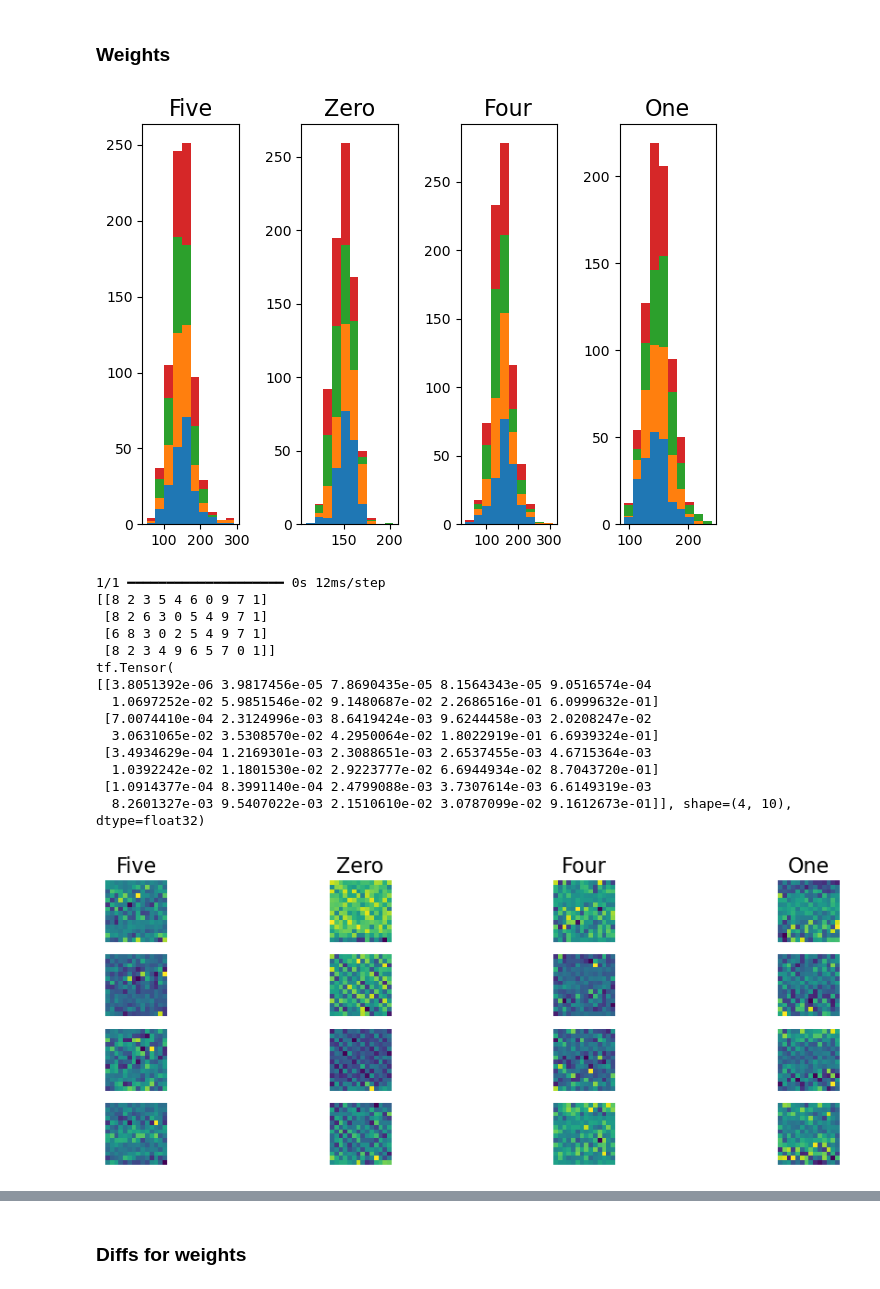
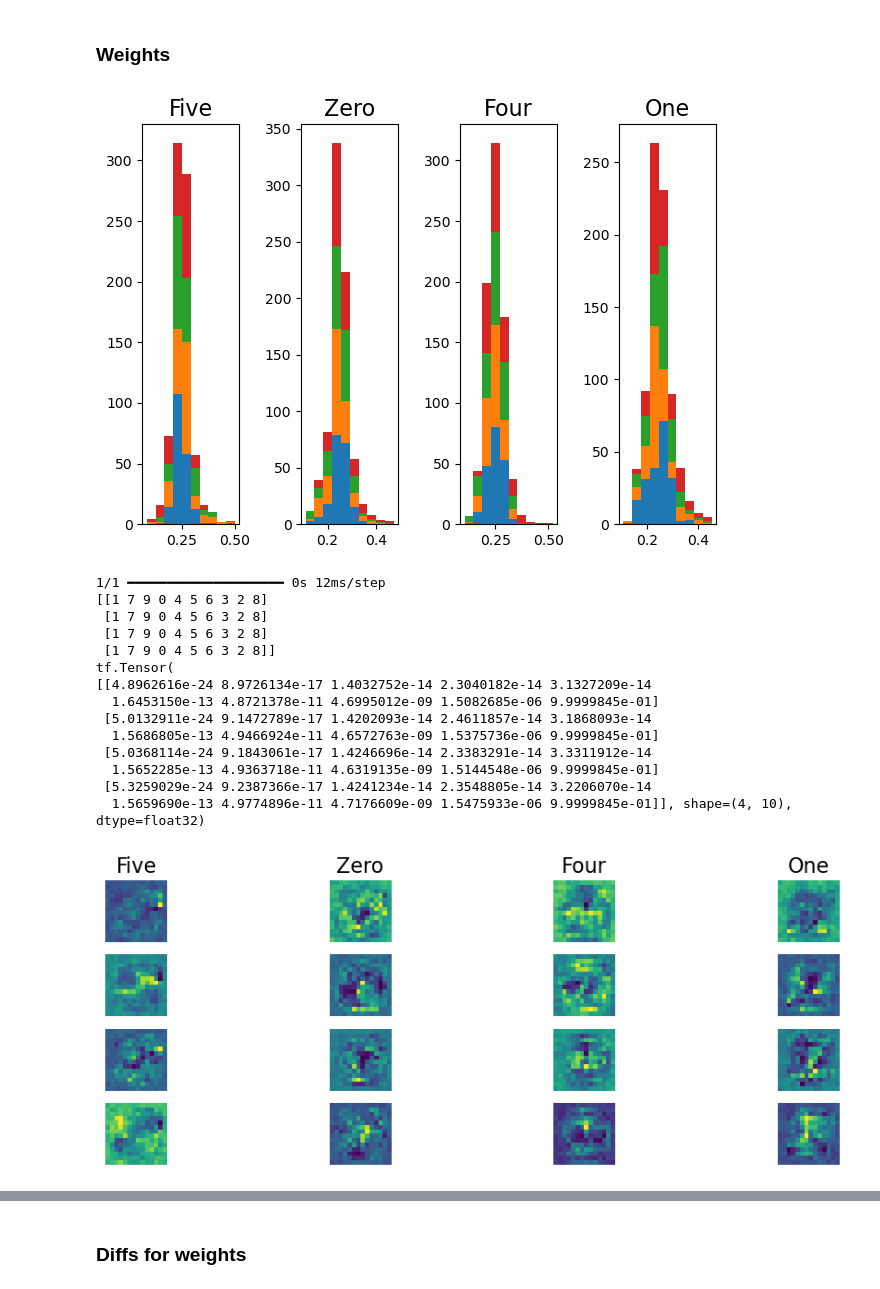
Before and after one commit to TheOpenSI/QML-QPF, a Jupyter notebook: visualizations/dense_layer_activation/summary/qrand_mnist.ipynb, the cells around one changed output, grey strips where cells are left out. Drawn from its saved outputs; the diff is of its cells as text; code cells hidden in the pictures.

```diff
--- a/visualizations/dense_layer_activation/summary/qrand_mnist.ipynb
+++ b/visualizations/dense_layer_activation/summary/qrand_mnist.ipynb
@@ -376,0 +398,10 @@ WARNING:tensorflow:6 out of the last 6 calls to <function pfor.<locals>.f at 0x.
+# %%
+f, ax = plt.subplots(nrows=1, ncols=4, figsize=(12, 4))
+for i, title in enumerate(image_titles):
+    ax[i].set_title(title, fontsize=16)
+    ax[i].imshow(compdiffs[scores.indices[i]])
+    ax[i].axis('off')
+
+
+plt.tight_layout()
+plt.show()
@@ -404,0 +454,10 @@ plt.show()
+# %%
+f, ax = plt.subplots(nrows=1, ncols=4, figsize=(12, 4))
+for i, title in enumerate(image_titles):
+    ax[i].set_title(title, fontsize=16)
+    ax[i].imshow(compdiffs[scores.indices[i]])
+    ax[i].axis('off')
+
+
+plt.tight_layout()
+plt.show()
@@ -404,0 +522,10 @@ plt.show()
+# %%
+f, ax = plt.subplots(nrows=1, ncols=4, figsize=(12, 4))
+for i, title in enumerate(image_titles):
+    ax[i].set_title(title, fontsize=16)
+    ax[i].imshow(compdiffs[scores.indices[i]])
+    ax[i].axis('off')
+
+
+plt.tight_layout()
+plt.show()
@@ -516,13 +641,19 @@ input_tensor = input(activations)
 flat_tensor = flat(input_tensor)
 dense_tensor = dense(flat_tensor)
 
-in_weights = np.reshape(dense.get_weights()[0],(10,14,14,4))
+#in_weights = np.reshape(dense.get_weights()[0],(10,14,14,4))
 
-weighted = ((((in_weights[scores.indices,...]))))
+in_weights = np.reshape(np.asarray(dense.get_weights()[0]).T,(10,14,14,4))
 
-weighted = keras.activations.softmax(weighted)
+weighted = ((((in_weights))))
 
-weighted_scaled = weighted.numpy() * 600
+weighted = (keras.activations.softmax(weighted))
+
+#weighted = ((weighted - 1)**-2)
+
+weighted_scaled = weighted.numpy()[scores.indices,...]
+
+#weighted_scaled = 255 * (weighted_scaled >= 2.22)
 
 weighted_scaled_hist = weighted_scaled.reshape([4,14*14,4])
 
@@ -532,49 +663,49 @@ ax[0].set_title("Five", fontsize=16)
 ax[0].hist(weighted_scaled_hist[0,:,:], stacked=True)
 ax[1].set_title("Zero", fontsize=16)
 ax[1].hist(weighted_scaled_hist[1,:,:], stacked=True)
 ax[2].set_title("Four", fontsize=16)
 ax[2].hist(weighted_scaled_hist[2,:,:], stacked=True)
 ax[3].set_title("One", fontsize=16)
 ax[3].hist(weighted_scaled_hist[3,:,:], stacked=True)
 
 
 plt.tight_layout()
 plt.show()
 
 pred = q_model.predict((weighted_scaled),batch_size=4)
 
 print(np.argsort(pred ,axis=1))
 
 print(tf.sort(pred ,axis=1))
 
 f, ax = plt.subplots(nrows=4, ncols=4, figsize=(12, 4))
 for i, title in enumerate(image_titles):
     ax[0, i].set_title(title, fontsize=16)
     ax[0, i].imshow(weighted_scaled[i,:,:,0])
     ax[0, i].axis('off')
     ax[1, i].imshow(weighted_scaled[i,:,:,1])
     ax[1, i].axis('off')
     ax[2, i].imshow(weighted_scaled[i,:,:,2])
     ax[2, i].axis('off')
     im = ax[3, i].imshow(weighted_scaled[i,:,:,3])
     ax[3, i].axis('off')
 # %% [output]
-[figure, old version]
+[figure, new version]
 1/1 ━━━━━━━━━━━━━━━━━━━━ 0s 12ms/step
-[[8 2 3 5 4 6 0 9 7 1]
- [8 2 6 3 0 5 4 9 7 1]
- [6 8 3 0 2 5 4 9 7 1]
- [8 2 3 4 9 6 5 7 0 1]]
+[[1 7 9 0 4 5 6 3 2 8]
+ [1 7 9 0 4 5 6 3 2 8]
+ [1 7 9 0 4 5 6 3 2 8]
+ [1 7 9 0 4 5 6 3 2 8]]
 tf.Tensor(
-[[3.8051392e-06 3.9817456e-05 7.8690435e-05 8.1564343e-05 9.0516574e-04
-  1.0697252e-02 5.9851546e-02 9.1480687e-02 2.2686516e-01 6.0999632e-01]
- [7.0074410e-04 2.3124996e-03 8.6419424e-03 9.6244458e-03 2.0208247e-02
-  3.0631065e-02 3.5308570e-02 4.2950064e-02 1.8022919e-01 6.6939324e-01]
- [3.4934629e-04 1.2169301e-03 2.3088651e-03 2.6537455e-03 4.6715364e-03
-  1.0392242e-02 1.1801530e-02 2.9223777e-02 6.6944934e-02 8.7043720e-01]
- [1.0914377e-04 8.3991140e-04 2.4799088e-03 3.7307614e-03 6.6149319e-03
-  8.2601327e-03 9.5407022e-03 2.1510610e-02 3.0787099e-02 9.1612673e-01]], shape=(4, 10), dtype=float32)
+[[4.8962616e-24 8.9726134e-17 1.4032752e-14 2.3040182e-14 3.1327209e-14
+  1.6453150e-13 4.8721378e-11 4.6995012e-09 1.5082685e-06 9.9999845e-01]
+ [5.0132911e-24 9.1472789e-17 1.4202093e-14 2.4611857e-14 3.1868093e-14
+  1.5686805e-13 4.9466924e-11 4.6572763e-09 1.5375736e-06 9.9999845e-01]
+ [5.0368114e-24 9.1843061e-17 1.4246696e-14 2.3383291e-14 3.3311912e-14
+  1.5652285e-13 4.9363718e-11 4.6319135e-09 1.5144548e-06 9.9999845e-01]
+ [5.3259029e-24 9.2387366e-17 1.4241234e-14 2.3548805e-14 3.2206070e-14
+  1.5659690e-13 4.9774896e-11 4.7176609e-09 1.5475933e-06 9.9999845e-01]], shape=(4, 10), dtype=float32)
-[figure, old version]
+[figure, new version]
 # %%
 f, ax = plt.subplots(nrows=1, ncols=4, figsize=(12, 4))
 for i, title in enumerate(image_titles):
```
Also changed, not shown: parts of 18 cells of this notebook.
